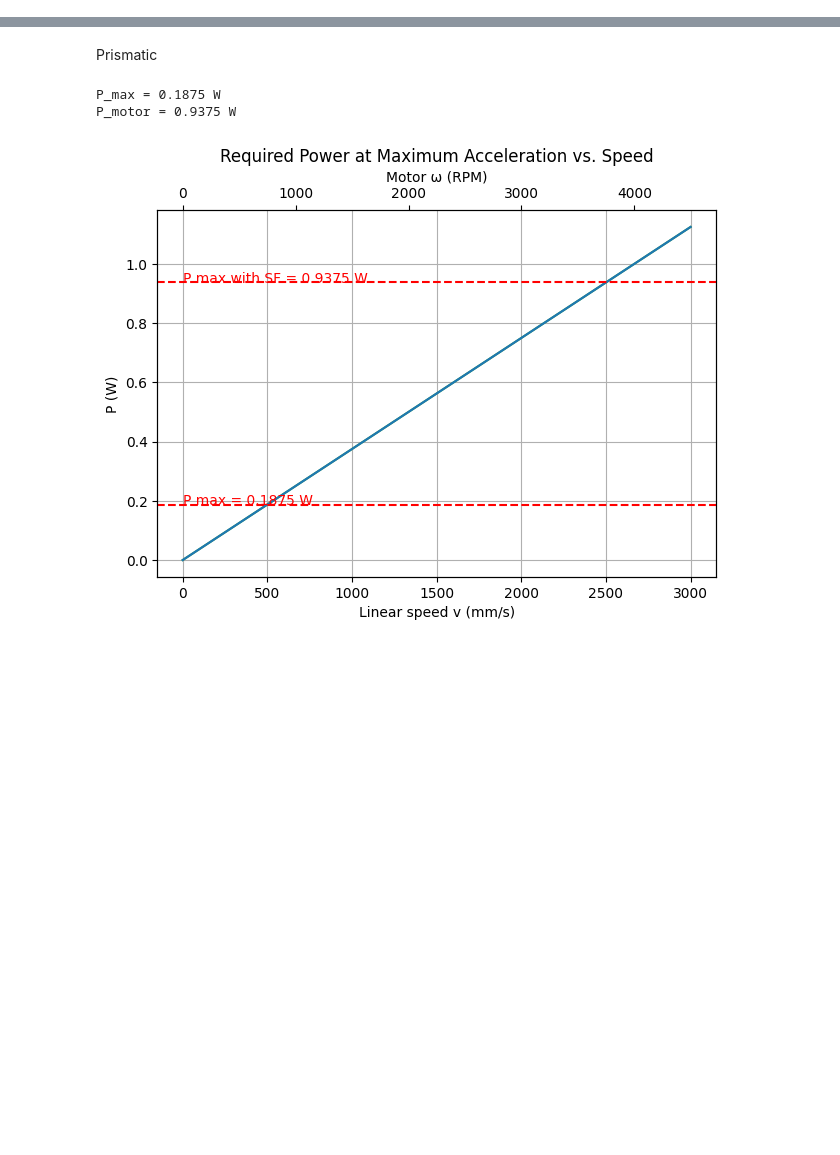
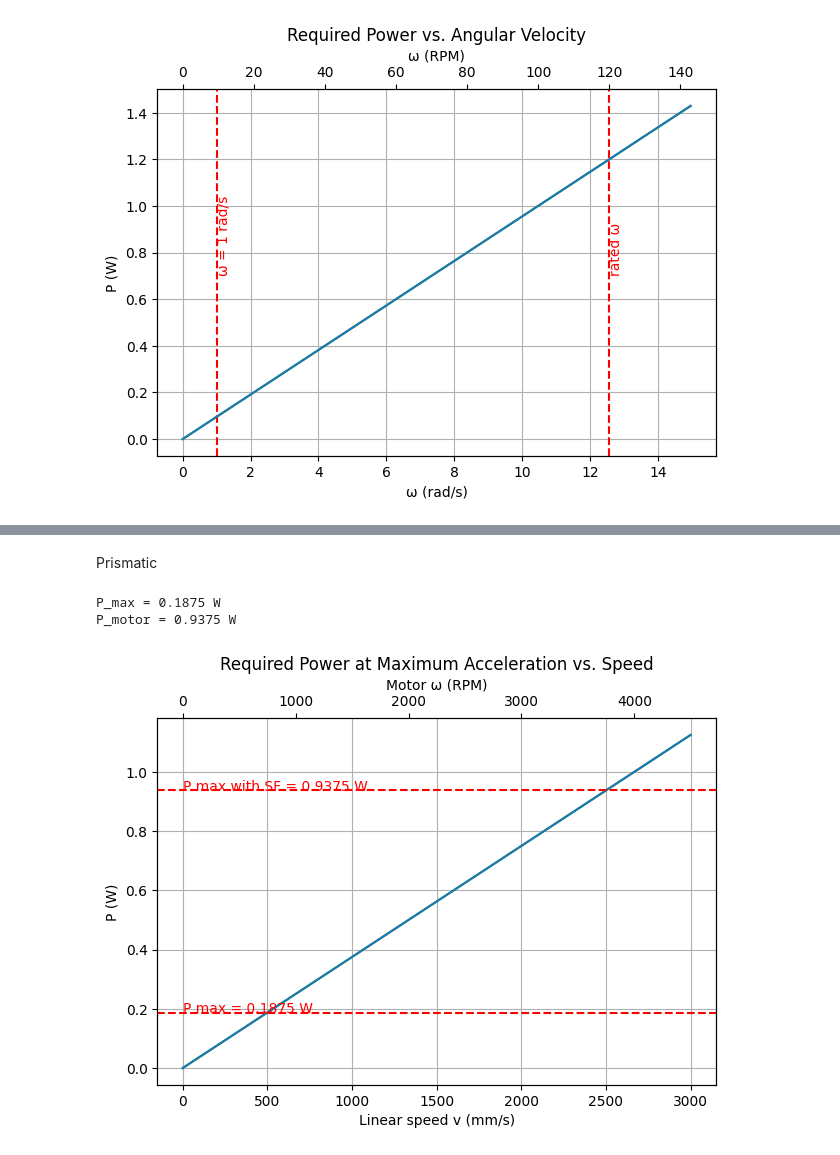
Before and after one commit to lyDevper/Autto-Pen-Calculation, a Jupyter notebook: Power_calc.ipynb, the cells around one changed output, grey strips where cells are left out. Drawn from its saved outputs; the diff is of its cells as text; code cells hidden in the pictures; blank space fills up the shorter version.

```diff
--- a/Power_calc.ipynb
+++ b/Power_calc.ipynb
@@ -56,0 +79,35 @@ plt.show()
+# %%
+# Define the range for omega from 0 to NoLoad_omega
+omega_range = np.linspace(0, NoLoad_omega, 1000)
+
+# Calculate the required power for the new omega range
+P_new = torque * omega_range
+
+# Plot the graph
+fig, ax1 = plt.subplots()
+
+color = 'tab:green'
+ax1.set_xlabel('ω (rad/s)')
+ax1.set_ylabel('P (W)')
+plt.grid()
+ax1.plot(omega_range, P_new, color=color)
+
+# Add red lines at omega = 1 rad/s and rated_omega
+plt.axvline(x=1, color='r', linestyle='--')
+plt.text(1, max(P_new)/2, 'ω = 1 rad/s', color='r', rotation=90)
+
+plt.axvline(x=rated_omega, color='r', linestyle='--')
+plt.text(rated_omega, max(P_new)/2, 'rated ω', color='r', rotation=90)
+
+# Add the second x-axis for RPM
+ax2 = ax1.twiny()
+ax2.set_xlabel('ω (RPM)')
+ax2.plot(omega_range * 60/(2*np.pi), P_new)
+ax2.tick_params(axis='x')
+
+
+fig.tight_layout()
+plt.title('Required Power vs. Angular Velocity')
+plt.show()
+# %% [output]
+[figure, added]
```
Also changed, not shown: parts of 6 cells of this notebook, 1 other file.
